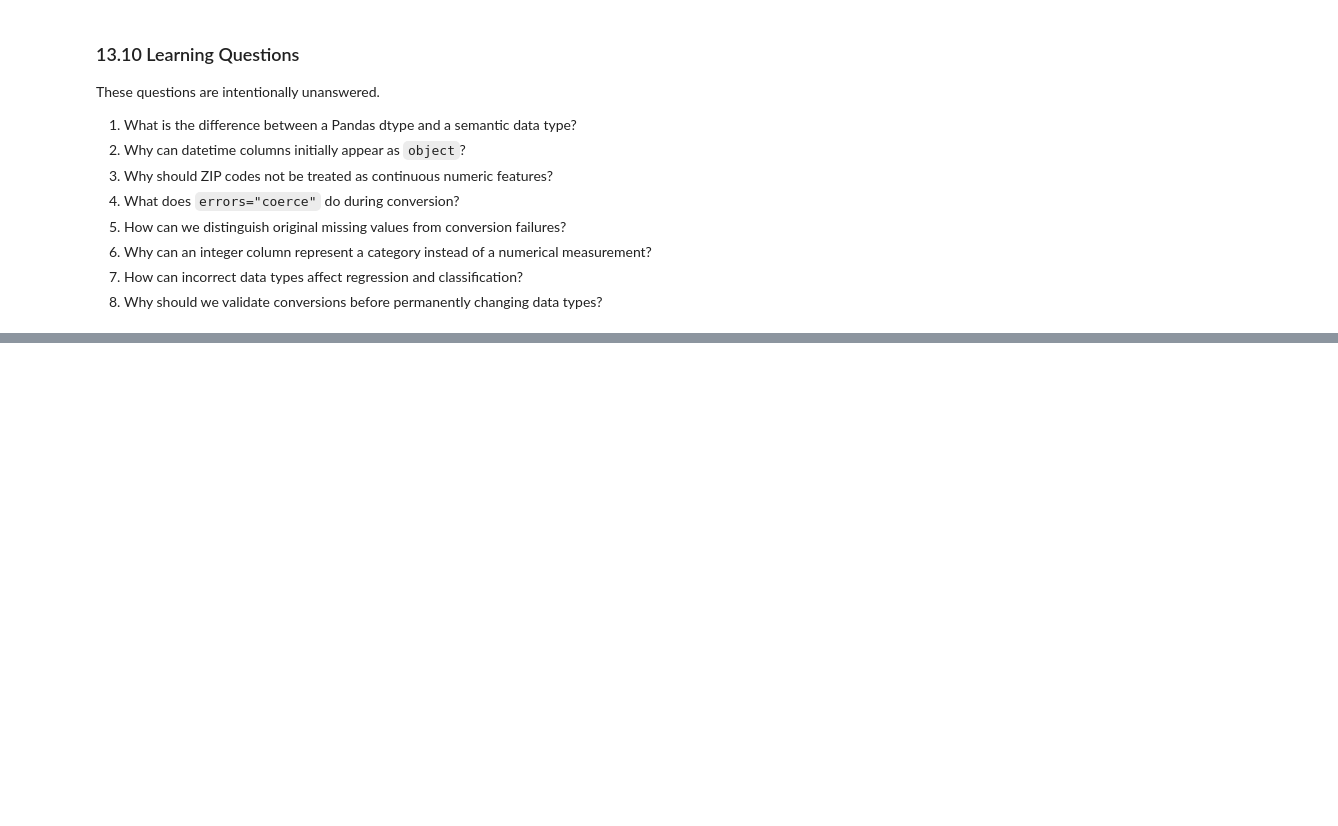
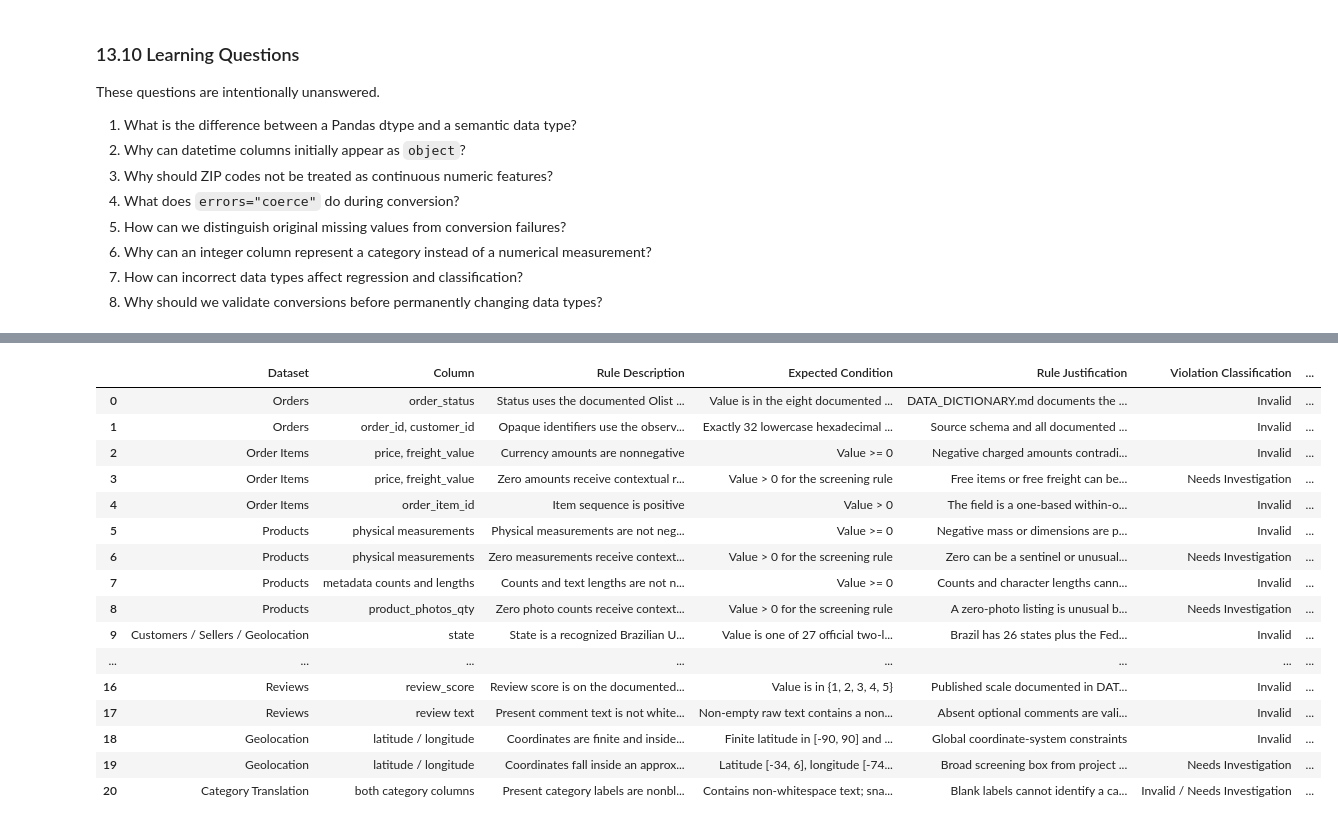
Before and after one commit to mmubashir95/ecommerce-delivery-intelligence, a Jupyter notebook: notebooks/02_data_quality.ipynb, the cells around one changed output, grey strips where cells are left out. Cells and saved outputs as stored; diff of their text form; code cells hidden in the pictures; blank space fills up the shorter version.

Commit message:
feat: add invalid value validation notebook task

```diff
--- a/notebooks/02_data_quality.ipynb
+++ b/notebooks/02_data_quality.ipynb
@@ -2311,0 +2338,58 @@ These questions are intentionally unanswered.
+# %%
+BRAZIL_STATE_CODES = {
+    "AC", "AL", "AP", "AM", "BA", "CE", "DF", "ES", "GO",
+    "MA", "MT", "MS", "MG", "PA", "PB", "PR", "PE", "PI",
+    "RJ", "RN", "RS", "RO", "RR", "SC", "SP", "SE", "TO",
+}
+DOCUMENTED_ORDER_STATUSES = {
+    "created", "approved", "invoiced", "processing", "shipped",
+    "delivered", "unavailable", "canceled",
+}
+DOCUMENTED_PAYMENT_TYPES = {
+    "credit_card", "boleto", "voucher", "debit_card", "not_defined",
+}
+HEX_ID_PATTERN = r"^[0-9a-f]{32}$"
+SNAKE_CASE_PATTERN = r"^[a-z0-9]+(?:_[a-z0-9]+)*$"
+
+rule_specifications = pd.DataFrame([
+    {"Dataset": "Orders", "Column": "order_status", "Rule Description": "Status uses the documented Olist vocabulary", "Expected Condition": "Value is in the eight documented statuses", "Rule Justification": "DATA_DICTIONARY.md documents the source vocabulary", "Violation Classification": "Invalid", "Potential ML Relevance": "Unexpected outcome categories can corrupt retrospective cohorts; status is post-purchase"},
+    {"Dataset": "Orders", "Column": "order_id, customer_id", "Rule Description": "Opaque identifiers use the observed source representation", "Expected Condition": "Exactly 32 lowercase hexadecimal characters", "Rule Justification": "Source schema and all documented examples use this representation", "Violation Classification": "Invalid", "Potential ML Relevance": "Malformed join keys can disconnect orders from related records"},
+    {"Dataset": "Order Items", "Column": "price, freight_value", "Rule Description": "Currency amounts are nonnegative", "Expected Condition": "Value >= 0", "Rule Justification": "Negative charged amounts contradict the documented amount semantics", "Violation Classification": "Invalid", "Potential ML Relevance": "Invalid monetary inputs distort order-level aggregates"},
+    {"Dataset": "Order Items", "Column": "price, freight_value", "Rule Description": "Zero amounts receive contextual review", "Expected Condition": "Value > 0 for the screening rule", "Rule Justification": "Free items or free freight can be legitimate; zero is not proven corrupt", "Violation Classification": "Needs Investigation", "Potential ML Relevance": "Zero-heavy features can change ratios and segment comparisons"},
+    {"Dataset": "Order Items", "Column": "order_item_id", "Rule Description": "Item sequence is positive", "Expected Condition": "Value > 0", "Rule Justification": "The field is a one-based within-order sequence", "Violation Classification": "Invalid", "Potential ML Relevance": "Invalid sequence values undermine item grain and counts"},
+    {"Dataset": "Products", "Column": "physical measurements", "Rule Description": "Physical measurements are not negative", "Expected Condition": "Value >= 0", "Rule Justification": "Negative mass or dimensions are physically impossible", "Violation Classification": "Invalid", "Potential ML Relevance": "Impossible measurements distort shipment-size signals"},
+    {"Dataset": "Products", "Column": "physical measurements", "Rule Description": "Zero measurements receive contextual review", "Expected Condition": "Value > 0 for the screening rule", "Rule Justification": "Zero can be a sentinel or unusual catalog record but is not automatically proven wrong", "Violation Classification": "Needs Investigation", "Potential ML Relevance": "Zeros can distort volume, weight, and downstream predictions"},
+    {"Dataset": "Products", "Column": "metadata counts and lengths", "Rule Description": "Counts and text lengths are not negative", "Expected Condition": "Value >= 0", "Rule Justification": "Counts and character lengths cannot be negative", "Violation Classification": "Invalid", "Potential ML Relevance": "Invalid catalog metadata distorts numeric distributions"},
+    {"Dataset": "Products", "Column": "product_photos_qty", "Rule Description": "Zero photo counts receive contextual review", "Expected Condition": "Value > 0 for the screening rule", "Rule Justification": "A zero-photo listing is unusual but may exist", "Violation Classification": "Needs Investigation", "Potential ML Relevance": "May represent catalog completeness rather than product behavior"},
+    {"Dataset": "Customers / Sellers / Geolocation", "Column": "state", "Rule Description": "State is a recognized Brazilian UF abbreviation", "Expected Condition": "Value is one of 27 official two-letter codes", "Rule Justification": "Brazil has 26 states plus the Federal District", "Violation Classification": "Invalid", "Potential ML Relevance": "Invalid regions corrupt geographic grouping"},
+    {"Dataset": "Customers / Sellers / Geolocation", "Column": "ZIP prefix", "Rule Description": "Raw ZIP prefix has five digits", "Expected Condition": "Raw text matches exactly five digits", "Rule Justification": "The source field is a five-digit postal prefix; it is a code, not a numeric range", "Violation Classification": "Invalid", "Potential ML Relevance": "Malformed prefixes break geographic lookup and subgroup analysis"},
+    {"Dataset": "Payments", "Column": "payment_value", "Rule Description": "Payment value is nonnegative", "Expected Condition": "Value >= 0", "Rule Justification": "Negative payment amounts contradict the documented payment-row amount", "Violation Classification": "Invalid", "Potential ML Relevance": "Invalid values distort financial aggregates"},
+    {"Dataset": "Payments", "Column": "payment_value", "Rule Description": "Zero payments receive contextual review", "Expected Condition": "Value > 0 for the screening rule", "Rule Justification": "Zero records may reflect voucher/accounting behavior and require context", "Violation Classification": "Needs Investigation", "Potential ML Relevance": "Zeros can distort totals and payment summaries"},
+    {"Dataset": "Payments", "Column": "payment_installments", "Rule Description": "Installments are not negative; zero is reviewed", "Expected Condition": "Value >= 0; zero is screened separately", "Rule Justification": "Negative counts are impossible; zero exists in the source and is ambiguous", "Violation Classification": "Invalid / Needs Investigation", "Potential ML Relevance": "Invalid counts distort payment structure"},
+    {"Dataset": "Payments", "Column": "payment_sequential", "Rule Description": "Payment sequence is positive", "Expected Condition": "Value > 0", "Rule Justification": "The field is a one-based within-order sequence", "Violation Classification": "Invalid", "Potential ML Relevance": "Invalid sequences undermine payment grain"},
+    {"Dataset": "Payments", "Column": "payment_type", "Rule Description": "Payment type uses documented categories", "Expected Condition": "Value is in the five documented categories, including not_defined", "Rule Justification": "DATA_DICTIONARY.md records not_defined as a literal category, not a null", "Violation Classification": "Invalid", "Potential ML Relevance": "Unexpected categories can break later encoders"},
+    {"Dataset": "Reviews", "Column": "review_score", "Rule Description": "Review score is on the documented 1–5 scale", "Expected Condition": "Value is in {1, 2, 3, 4, 5}", "Rule Justification": "Published scale documented in DATA_DICTIONARY.md", "Violation Classification": "Invalid", "Potential ML Relevance": "Retrospective analysis only; prohibited as a purchase-time feature"},
+    {"Dataset": "Reviews", "Column": "review text", "Rule Description": "Present comment text is not whitespace-only", "Expected Condition": "Non-empty raw text contains a non-whitespace character", "Rule Justification": "Absent optional comments are valid; whitespace-only text is structurally empty", "Violation Classification": "Invalid", "Potential ML Relevance": "Retrospective text quality only; review data is post-purchase"},
+    {"Dataset": "Geolocation", "Column": "latitude / longitude", "Rule Description": "Coordinates are finite and inside global bounds", "Expected Condition": "Finite latitude in [-90, 90] and longitude in [-180, 180]", "Rule Justification": "Global coordinate-system constraints", "Violation Classification": "Invalid", "Potential ML Relevance": "Impossible coordinates corrupt geographic distance features"},
+    {"Dataset": "Geolocation", "Column": "latitude / longitude", "Rule Description": "Coordinates fall inside an approximate Brazil boundary", "Expected Condition": "Latitude [-34, 6], longitude [-74, -32]", "Rule Justification": "Broad screening box from project data dictionary; not an exact national border", "Violation Classification": "Needs Investigation", "Potential ML Relevance": "Suspicious coordinates can distort routes and regional comparisons"},
+    {"Dataset": "Category Translation", "Column": "both category columns", "Rule Description": "Present category labels are nonblank and structurally consistent", "Expected Condition": "Contains non-whitespace text; snake_case is a source-format screen", "Rule Justification": "Blank labels cannot identify a category; snake_case reflects the documented source representation", "Violation Classification": "Invalid / Needs Investigation", "Potential ML Relevance": "Malformed labels can fragment category encoding"},
+])
+display(rule_specifications)
+# %% [output]
+|  | Dataset | Column | Rule Description | Expected Condition | Rule Justification | Violation Classification | ... |
+| 0 | Orders | order_status | Status uses the documented Olist ... | Value is in the eight documented ... | DATA_DICTIONARY.md documents the ... | Invalid | ... |
+| 1 | Orders | order_id, customer_id | Opaque identifiers use the observ... | Exactly 32 lowercase hexadecimal ... | Source schema and all documented ... | Invalid | ... |
+| 2 | Order Items | price, freight_value | Currency amounts are nonnegative | Value >= 0 | Negative charged amounts contradi... | Invalid | ... |
+| 3 | Order Items | price, freight_value | Zero amounts receive contextual r... | Value > 0 for the screening rule | Free items or free freight can be... | Needs Investigation | ... |
+| 4 | Order Items | order_item_id | Item sequence is positive | Value > 0 | The field is a one-based within-o... | Invalid | ... |
+| 5 | Products | physical measurements | Physical measurements are not neg... | Value >= 0 | Negative mass or dimensions are p... | Invalid | ... |
+| 6 | Products | physical measurements | Zero measurements receive context... | Value > 0 for the screening rule | Zero can be a sentinel or unusual... | Needs Investigation | ... |
+| 7 | Products | metadata counts and lengths | Counts and text lengths are not n... | Value >= 0 | Counts and character lengths cann... | Invalid | ... |
+| 8 | Products | product_photos_qty | Zero photo counts receive context... | Value > 0 for the screening rule | A zero-photo listing is unusual b... | Needs Investigation | ... |
+| 9 | Customers / Sellers / Geolocation | state | State is a recognized Brazilian U... | Value is one of 27 official two-l... | Brazil has 26 states plus the Fed... | Invalid | ... |
+| ... | ... | ... | ... | ... | ... | ... | ... |
+| 16 | Reviews | review_score | Review score is on the documented... | Value is in {1, 2, 3, 4, 5} | Published scale documented in DAT... | Invalid | ... |
+| 17 | Reviews | review text | Present comment text is not white... | Non-empty raw text contains a non... | Absent optional comments are vali... | Invalid | ... |
+| 18 | Geolocation | latitude / longitude | Coordinates are finite and inside... | Finite latitude in [-90, 90] and ... | Global coordinate-system constraints | Invalid | ... |
+| 19 | Geolocation | latitude / longitude | Coordinates fall inside an approx... | Latitude [-34, 6], longitude [-74... | Broad screening box from project ... | Needs Investigation | ... |
+| 20 | Category Translation | both category columns | Present category labels are nonbl... | Contains non-whitespace text; sna... | Blank labels cannot identify a ca... | Invalid / Needs Investigation | ... |
```
Also changed, not shown: parts of 23 cells of this notebook.
